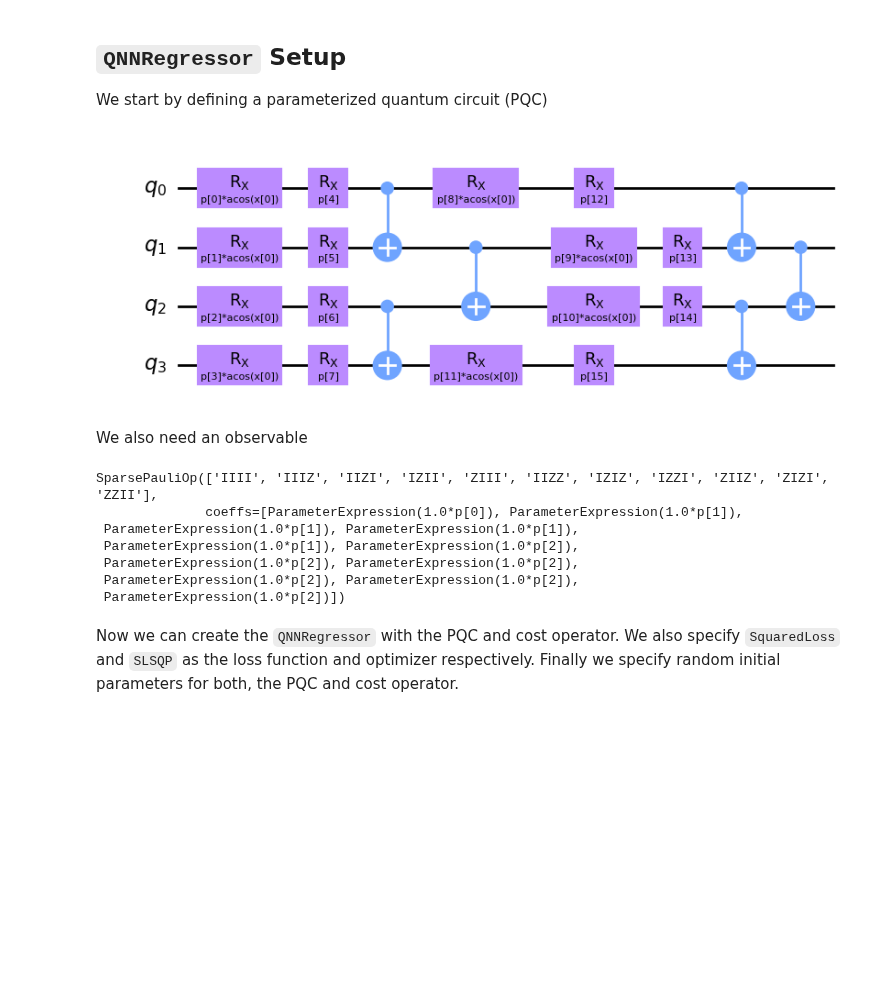
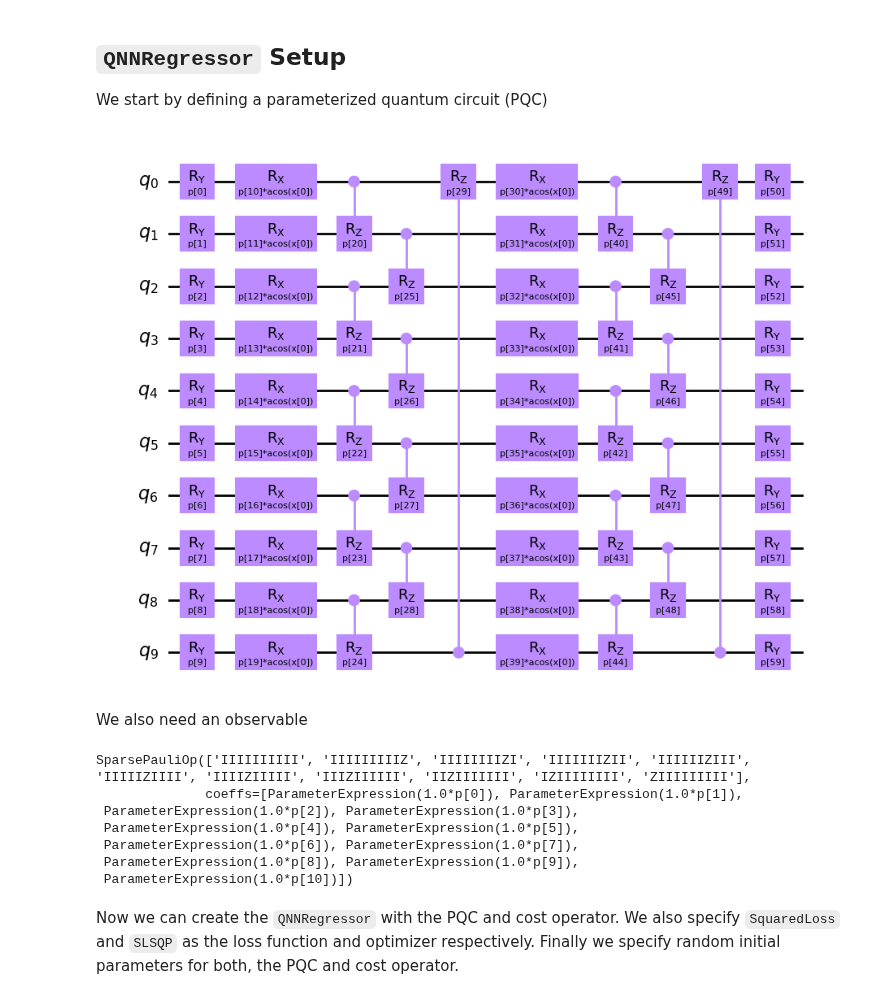
Before and after one commit to sQUlearn/squlearn, a Jupyter notebook: examples/qnn/regression_example.ipynb, the cells around one changed output. Drawn from its saved outputs; the diff is of its cells as text; code cells hidden in the pictures; blank space fills up the shorter version.

```diff
--- a/examples/qnn/regression_example.ipynb
+++ b/examples/qnn/regression_example.ipynb
@@ -22,26 +22,26 @@ executor = Executor("statevector_simulator")
 
 We start by defining a parameterized quantum circuit (PQC)
 # %%
-nqubits = 4
-number_of_layers = 2
+nqubits = 10
+number_of_layers = 3
 
-pqc = ChebyshevRx(nqubits, 1, num_layers=number_of_layers)
+pqc = ChebyshevPQC(nqubits, 1, num_layers=number_of_layers)
 pqc.draw("mpl")
 # %% [output]
-[figure, old version]
+[figure, new version]
 # %% [markdown]
 We also need an observable
 # %%
-ising_op = IsingHamiltonian(nqubits, I="S", Z="S", ZZ="S")
+ising_op = SummedPaulis(nqubits)#, I="S", Z="S", ZZ="S")
 print(ising_op)
 # %% [output]
-SparsePauliOp(['IIII', 'IIIZ', 'IIZI', 'IZII', 'ZIII', 'IIZZ', 'IZIZ', 'IZZI', 'ZIIZ', 'ZIZI', 'ZZII'],
+SparsePauliOp(['IIIIIIIIII', 'IIIIIIIIIZ', 'IIIIIIIIZI', 'IIIIIIIZII', 'IIIIIIZIII', 'IIIIIZIIII', 'IIIIZIIIII', 'IIIZIIIIII', 'IIZIIIIIII', 'IZIIIIIIII', 'ZIIIIIIIII'],
               coeffs=[ParameterExpression(1.0*p[0]), ParameterExpression(1.0*p[1]),
- ParameterExpression(1.0*p[1]), ParameterExpression(1.0*p[1]),
- ParameterExpression(1.0*p[1]), ParameterExpression(1.0*p[2]),
- ParameterExpression(1.0*p[2]), ParameterExpression(1.0*p[2]),
- ParameterExpression(1.0*p[2]), ParameterExpression(1.0*p[2]),
- ParameterExpression(1.0*p[2])])
+ ParameterExpression(1.0*p[2]), ParameterExpression(1.0*p[3]),
+ ParameterExpression(1.0*p[4]), ParameterExpression(1.0*p[5]),
+ ParameterExpression(1.0*p[6]), ParameterExpression(1.0*p[7]),
+ ParameterExpression(1.0*p[8]), ParameterExpression(1.0*p[9]),
+ ParameterExpression(1.0*p[10])])
 # %% [markdown]
 Now we can create the `QNNRegressor` with the PQC and cost operator. We also specify `SquaredLoss` and `SLSQP` as the loss function and optimizer respectively. Finally we specify random initial parameters for both, the PQC and cost operator.
 # %%
```
Also changed, not shown: parts of 7 cells of this notebook, 2 other files.
